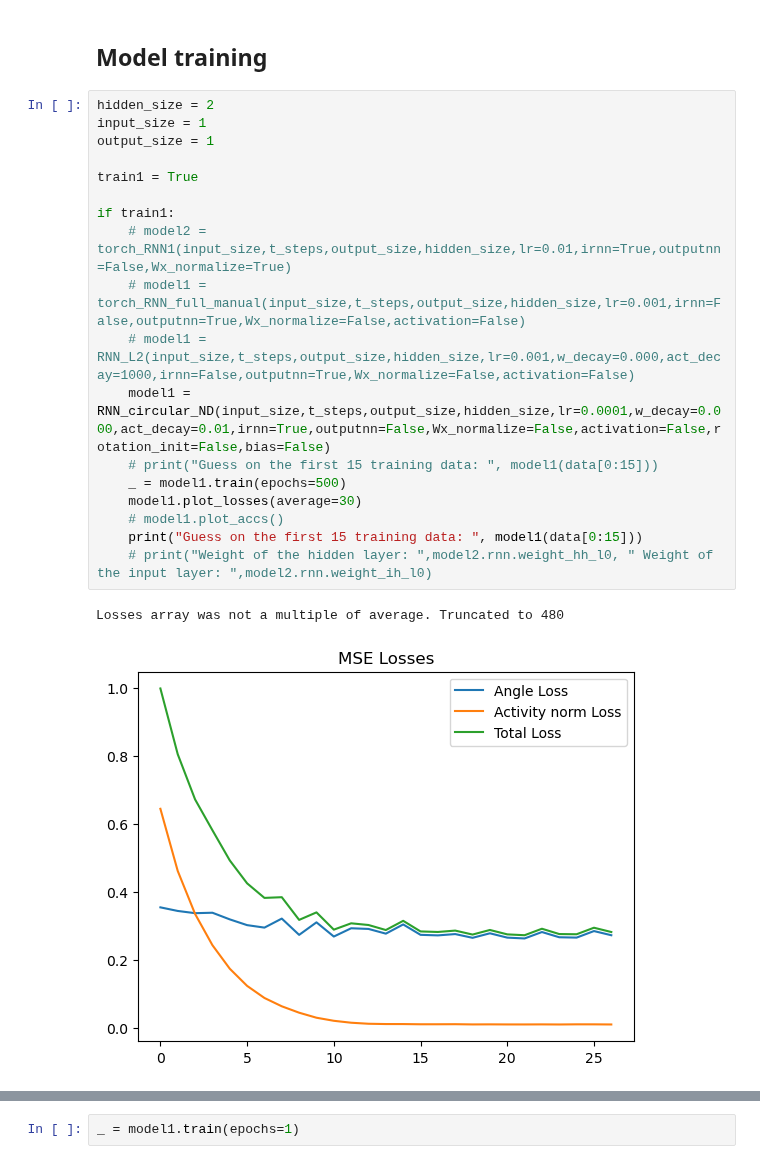
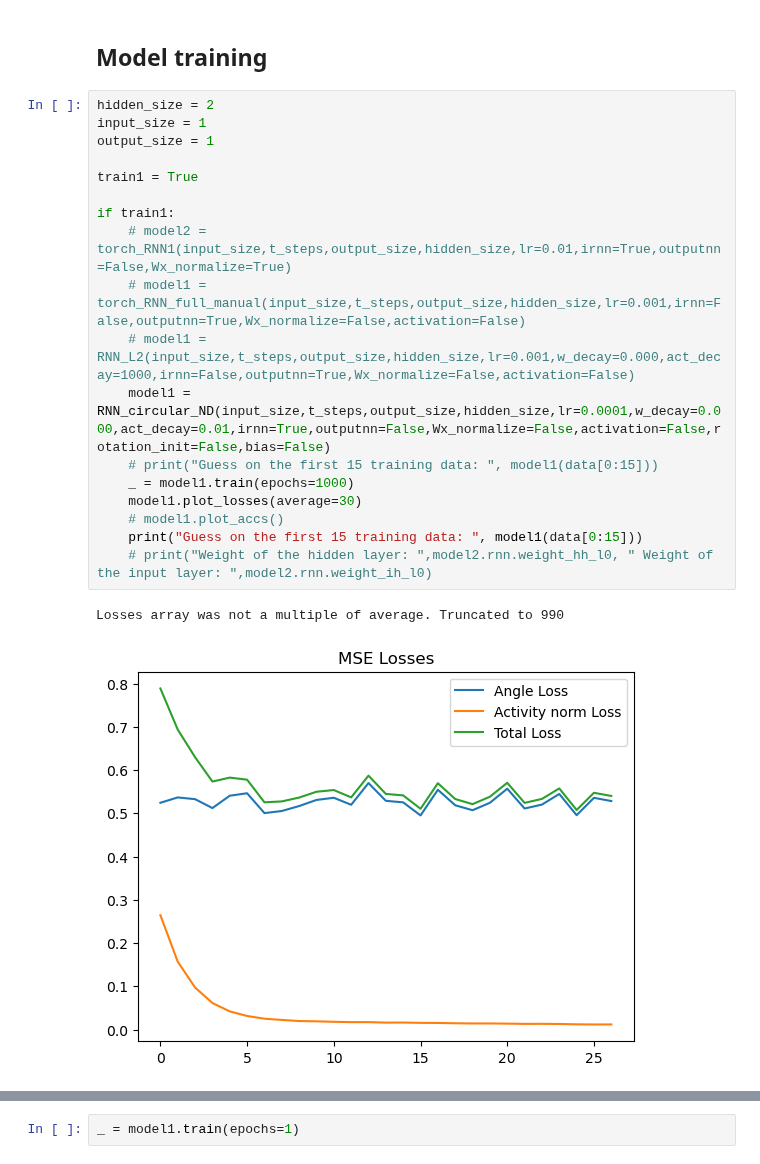
Before and after one commit to bioAI-Oslo/RNN-Adding-Problem-Representations, a Jupyter notebook: notebooks/regularized.ipynb, the cells around one changed output, grey strips where cells are left out. Cells and saved outputs as stored; diff of their text form.

```diff
--- a/notebooks/regularized.ipynb
+++ b/notebooks/regularized.ipynb
@@ -71,21 +71,21 @@ tensor([[0.0713],
 # %%
 hidden_size = 2
 input_size = 1
 output_size = 1
 
 train1 = True
 
 if train1:
     # model2 = torch_RNN1(input_size,t_steps,output_size,hidden_size,lr=0.01,irnn=True,outputnn=False,Wx_normalize=True)
     # model1 = torch_RNN_full_manual(input_size,t_steps,output_size,hidden_size,lr=0.001,irnn=False,outputnn=True,Wx_normalize=False,activation=False)
     # model1 = RNN_L2(input_size,t_steps,output_size,hidden_size,lr=0.001,w_decay=0.000,act_decay=1000,irnn=False,outputnn=True,Wx_normalize=False,activation=False)
     model1 = RNN_circular_ND(input_size,t_steps,output_size,hidden_size,lr=0.0001,w_decay=0.000,act_decay=0.01,irnn=True,outputnn=False,Wx_normalize=False,activation=False,rotation_init=False,bias=False)
     # print("Guess on the first 15 training data: ", model1(data[0:15]))
-    _ = model1.train(epochs=500)
+    _ = model1.train(epochs=1000)
     model1.plot_losses(average=30)
     # model1.plot_accs()
     print("Guess on the first 15 training data: ", model1(data[0:15]))
     # print("Weight of the hidden layer: ",model2.rnn.weight_hh_l0, " Weight of the input layer: ",model2.rnn.weight_ih_l0)
 # %% [output]
-Losses array was not a multiple of average. Truncated to 480
+Losses array was not a multiple of average. Truncated to 990
-[figure, old version]
+[figure, new version]
```
Also changed, not shown: parts of 12 cells of this notebook, 1 other file.
